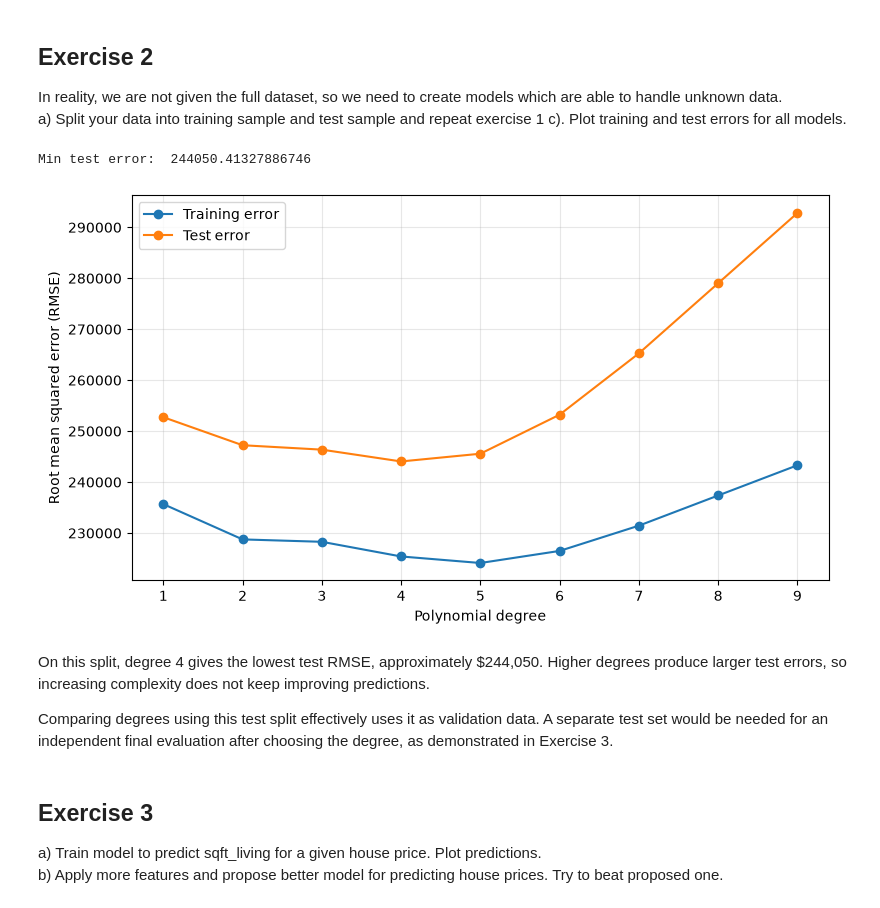
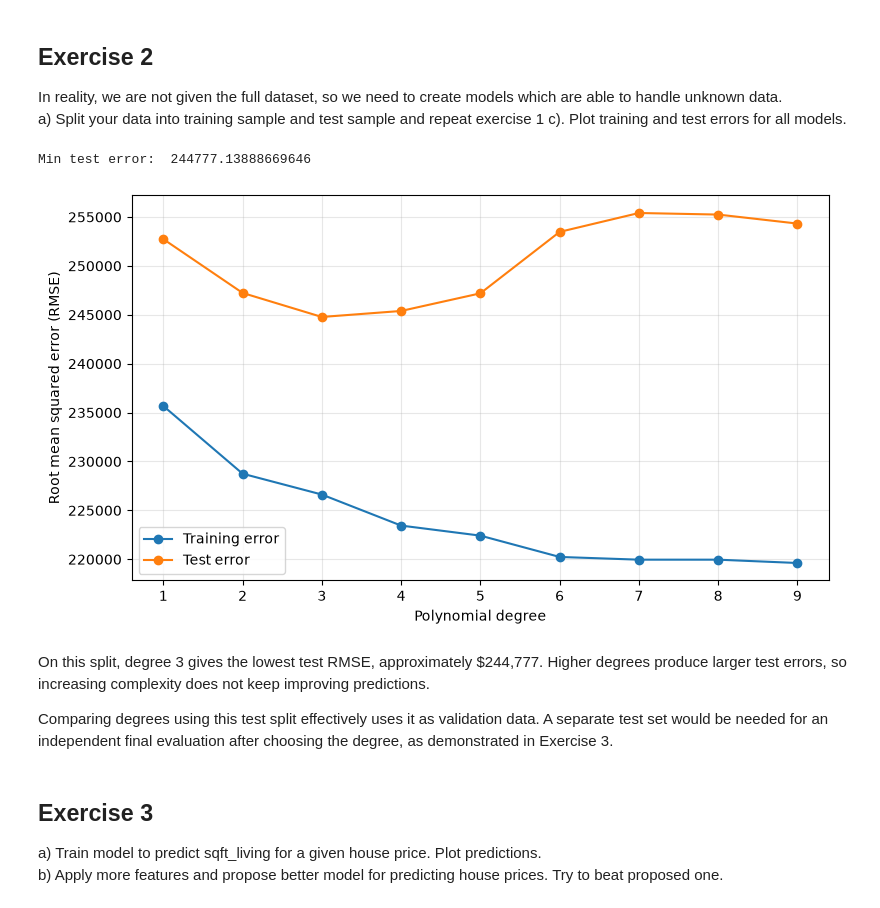
Before and after one commit to mwojtyna/uj, a Jupyter notebook: data-science/3_Assignment_Regression_primer.ipynb, the cells around one changed output. Saved outputs shown, nothing was run; the diff lists cells and outputs as text; code cells hidden in the pictures.

Commit message:
fix(ds/zad3): scale features before regression

```diff
--- a/data-science/3_Assignment_Regression_primer.ipynb
+++ b/data-science/3_Assignment_Regression_primer.ipynb
@@ -84,41 +84,44 @@ a) Split your data into training sample and test sample and repeat exercise 1 c)
 X_train, X_test, y_train, y_test = train_test_split(
     X, y, test_size=0.3, random_state=44
 )
+scaler = StandardScaler()
+X_train = scaler.fit_transform(X_train)
+X_test = scaler.transform(X_test)
 
 degrees = range(1, N + 1)
 train_errors = []
 test_errors = []
 
 for order in degrees:
-    poly = PolynomialFeatures(order, include_bias=False)
+    poly = PolynomialFeatures(order, include_bias=True)
     X_train_poly = poly.fit_transform(X_train, y_train)
     X_test_poly = poly.transform(X_test)
 
     model = LinearRegression()
     model.fit(X_train_poly, y_train)
 
     train_pred = model.predict(X_train_poly)
     test_pred = model.predict(X_test_poly)
 
     train_errors.append(np.sqrt(mean_squared_error(y_train, train_pred)))
     test_errors.append(np.sqrt(mean_squared_error(y_test, test_pred)))
 
 print("Min test error: ", min(test_errors))
 
 fig, ax = plt.subplots(figsize=(9, 5))
 ax.plot(degrees, train_errors, "o-", label="Training error")
 ax.plot(degrees, test_errors, "o-", label="Test error")
 ax.set_xlabel("Polynomial degree")
 ax.set_ylabel("Root mean squared error (RMSE)")
 ax.set_xticks(degrees)
 ax.grid(alpha=0.3)
 ax.legend()
 plt.show()
 # %% [output]
-Min test error:  244050.41327886746
+Min test error:  244777.13888669646
-[figure, old version]
+[figure, new version]
 # %% [markdown]
-On this split, degree 4 gives the lowest test RMSE, approximately $244,050. Higher degrees produce larger test errors, so increasing complexity does not keep improving predictions.
+On this split, degree 3 gives the lowest test RMSE, approximately $244,777. Higher degrees produce larger test errors, so increasing complexity does not keep improving predictions.
 
 Comparing degrees using this test split effectively uses it as validation data. A separate test set would be needed for an independent final evaluation after choosing the degree, as demonstrated in Exercise 3.
 # %% [markdown]
```
Also changed, not shown: parts of 1 cell of this notebook.
